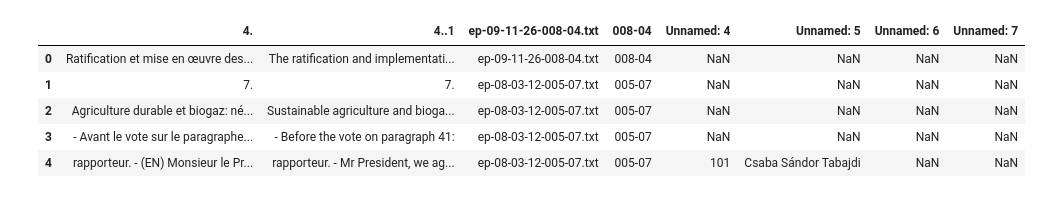
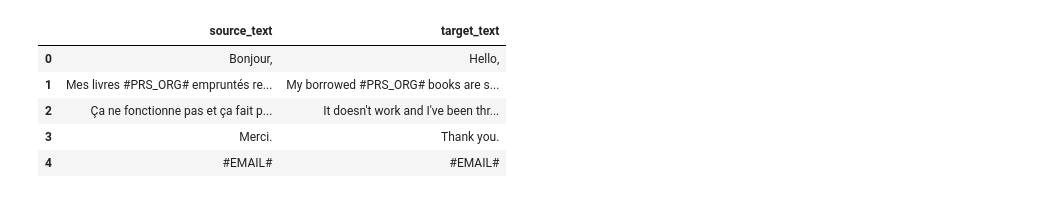
Before and after one commit to iqbal-sk/LangWiz-AI, a Jupyter notebook: research/practice.ipynb, the cells around one changed output. Saved outputs shown, nothing was run; the diff lists cells and outputs as text; code cells hidden in the pictures.

```diff
--- a/research/practice.ipynb
+++ b/research/practice.ipynb
@@ -1,13 +1,13 @@
 # %%
 import pandas as pd
 from sklearn.model_selection import train_test_split
 
-data = pd.read_csv('fr-en.pair.tsv',sep = '\t',on_bad_lines='skip')
+data = pd.read_csv('../artifacts/data/wmt/processed/train/en-fr.csv')
 data.head()
 # %% [output]
-|  | 4. | 4..1 | ep-09-11-26-008-04.txt | 008-04 | Unnamed: 4 | Unnamed: 5 | Unnamed: 6 | Unnamed: 7 |
-| 0 | Ratification et mise en œuvre des... | The ratification and implementati... | ep-09-11-26-008-04.txt | 008-04 | NaN | NaN | NaN | NaN |
-| 1 | 7. | 7. | ep-08-03-12-005-07.txt | 005-07 | NaN | NaN | NaN | NaN |
-| 2 | Agriculture durable et biogaz: né... | Sustainable agriculture and bioga... | ep-08-03-12-005-07.txt | 005-07 | NaN | NaN | NaN | NaN |
-| 3 | - Avant le vote sur le paragraphe... | - Before the vote on paragraph 41: | ep-08-03-12-005-07.txt | 005-07 | NaN | NaN | NaN | NaN |
-| 4 | rapporteur. - (EN) Monsieur le Pr... | rapporteur. - Mr President, we ag... | ep-08-03-12-005-07.txt | 005-07 | 101 | Csaba Sándor Tabajdi | NaN | NaN |
+|  | source_text | target_text |
+| 0 | Bonjour, | Hello, |
+| 1 | Mes livres #PRS_ORG# empruntés re... | My borrowed #PRS_ORG# books are s... |
+| 2 | Ça ne fonctionne pas et ça fait p... | It doesn't work and I've been thr... |
+| 3 | Merci. | Thank you. |
+| 4 | #EMAIL# | #EMAIL# |
```
Also changed, not shown: parts of 20 cells of this notebook, 1 other file.
